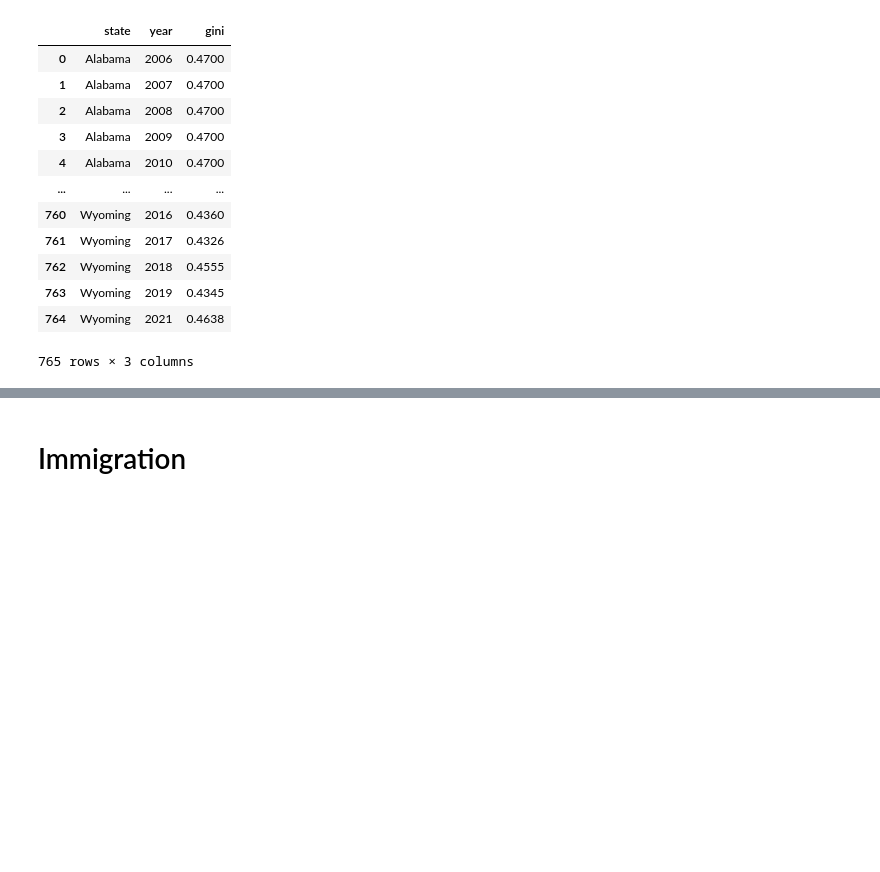
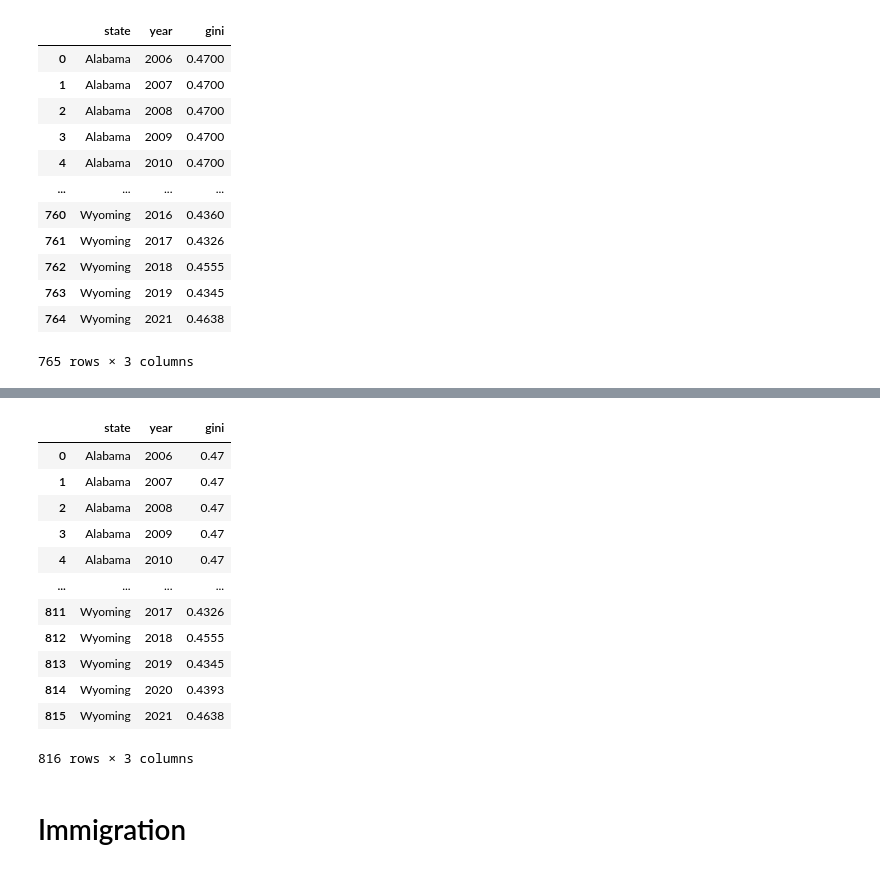
Before and after one commit to MIDS-at-Duke/unifying-data-science-2023-project-ids701_team2, a Jupyter notebook: 10_code/preprocess.ipynb, the cells around one changed output, grey strips where cells are left out. Drawn from its saved outputs; the diff is of its cells as text; code cells hidden in the pictures; blank space fills up the shorter version.

```diff
--- a/10_code/preprocess.ipynb
+++ b/10_code/preprocess.ipynb
@@ -269,3 +283,23 @@ Name: year, dtype: int64
+# %%
+# combine the two dataframes
+income_inequality = pd.concat([income_inequality_no_2020, income_inequality_2020], axis=0)
+income_inequality.sort_values(by=['state', 'year'], inplace=True)
+income_inequality.reset_index(drop=True, inplace=True)
+income_inequality
+# %% [output]
+|  | state | year | gini |
+| 0 | Alabama | 2006 | 0.47 |
+| 1 | Alabama | 2007 | 0.47 |
+| 2 | Alabama | 2008 | 0.47 |
+| 3 | Alabama | 2009 | 0.47 |
+| 4 | Alabama | 2010 | 0.47 |
+| ... | ... | ... | ... |
+| 811 | Wyoming | 2017 | 0.4326 |
+| 812 | Wyoming | 2018 | 0.4555 |
+| 813 | Wyoming | 2019 | 0.4345 |
+| 814 | Wyoming | 2020 | 0.4393 |
+| 815 | Wyoming | 2021 | 0.4638 |
+816 rows × 3 columns
 # %% [markdown]
 # Immigration
 # %%
```
Also changed, not shown: parts of 8 cells of this notebook, 1 other file.
